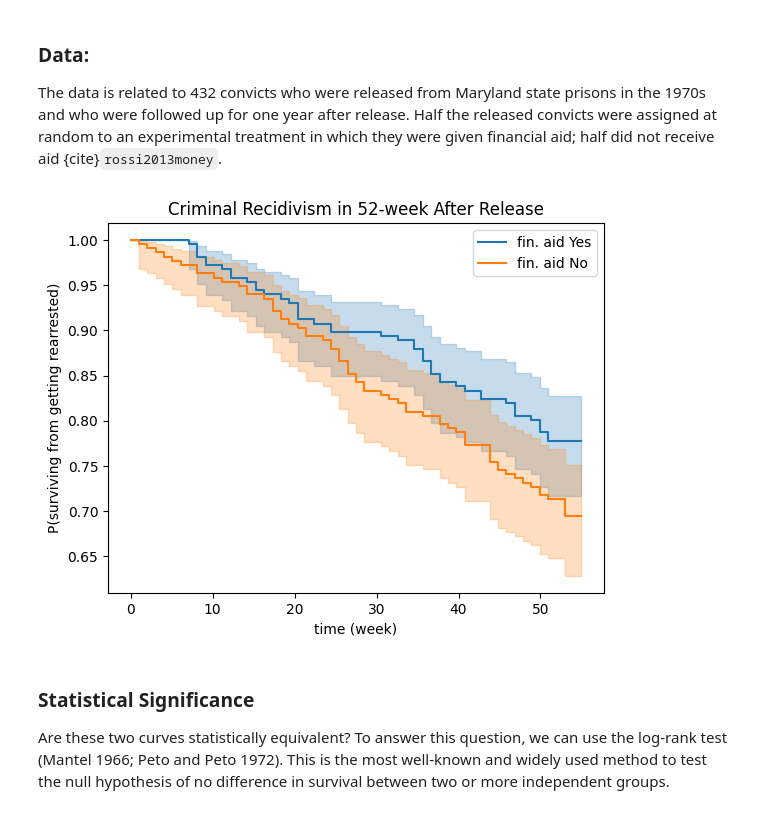
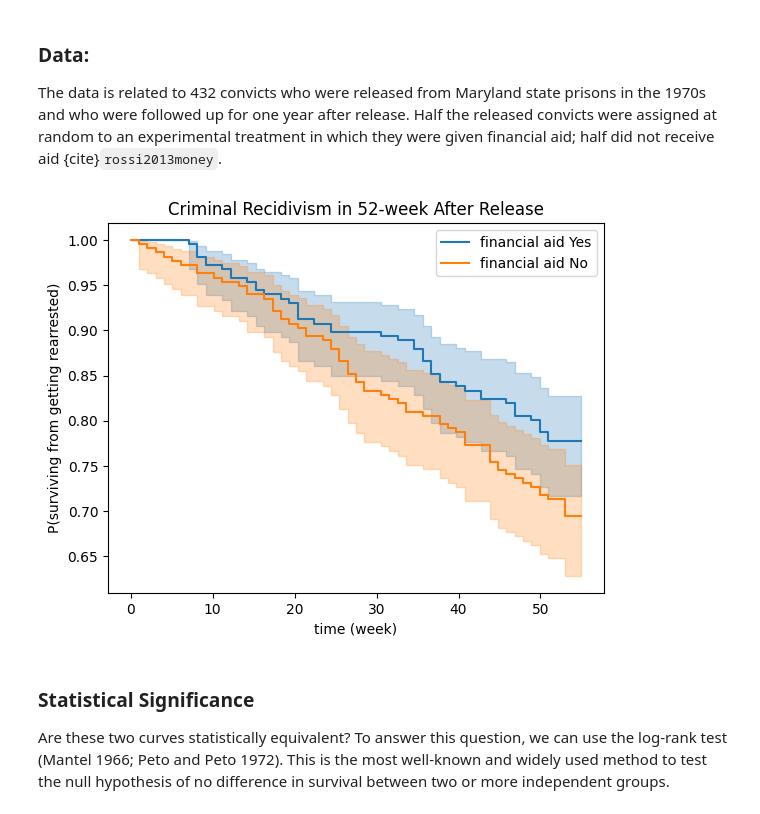
Before and after one commit to Senejohnny/hands-on-survival-analysis, a Jupyter notebook: survival_book/_build/jupyter_execute/descriptive.ipynb, the cells around one changed output. Drawn from its saved outputs; the diff is of its cells as text; code cells hidden in the pictures.

```diff
--- a/survival_book/_build/jupyter_execute/descriptive.ipynb
+++ b/survival_book/_build/jupyter_execute/descriptive.ipynb
@@ -167,28 +167,28 @@ The data is related to 432 convicts who were released from Maryland state prison
 # %%
 from lifelines.datasets import load_rossi
 import numpy as np
 
 # loading data
 data = load_rossi()
 treat = data.query("fin == 1")
 ctrl = data.query("fin == 0")
 
 # init & Fitting KM curves
 ax = plt.subplot(111)
 t = np.linspace(0, 55, 55)
 kmf1 = KaplanMeierFitter()
 kmf2 = KaplanMeierFitter()
-kmf1.fit(treat['week'], treat['arrest'], timeline=t, label="fin. aid Yes")
-kmf2.fit(ctrl['week'], ctrl['arrest'], timeline=t, label="fin. aid No")
+kmf1.fit(treat['week'], treat['arrest'], timeline=t, label="financial aid Yes")
+kmf2.fit(ctrl['week'], ctrl['arrest'], timeline=t, label="financial aid No")
 
 # plotting the KM curves
 kmf1.plot(ax=ax), kmf2.plot(ax=ax)
 ax.set_title("Criminal Recidivism in 52-week After Release");
 ax.set_ylabel("P(surviving from getting rearrested)");
 # ax.set_ylabel("Prob. of getting rearrested");
 ax.set_xlabel("time (week)");
 # %% [output]
-[figure, old version]
+[figure, new version]
 # %% [markdown]
 ### Statistical Significance
 
```
Also changed, not shown: parts of 5 cells of this notebook, 28 other files.
